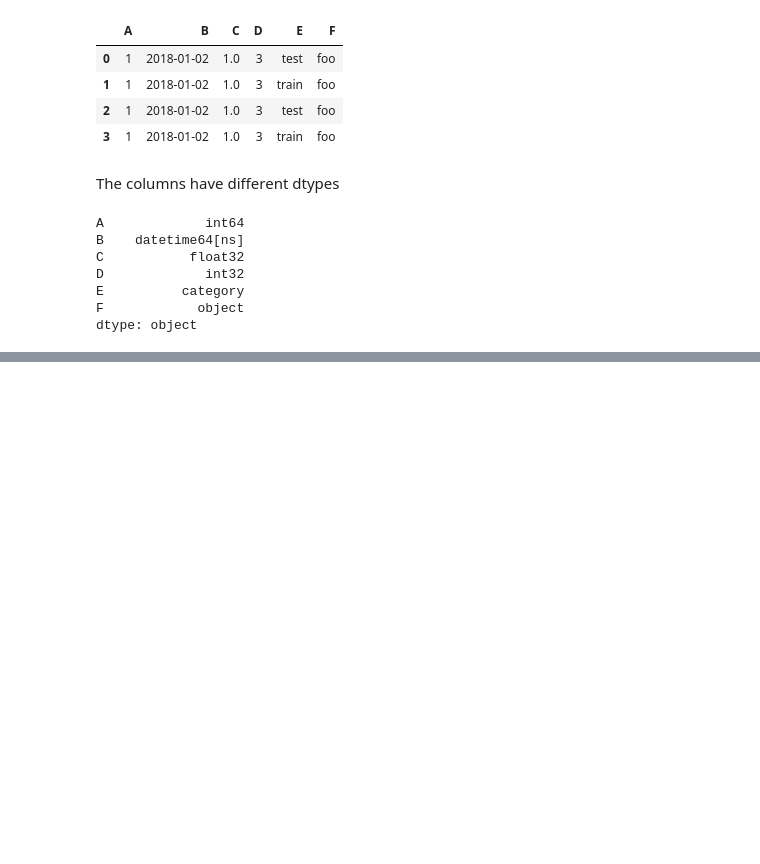
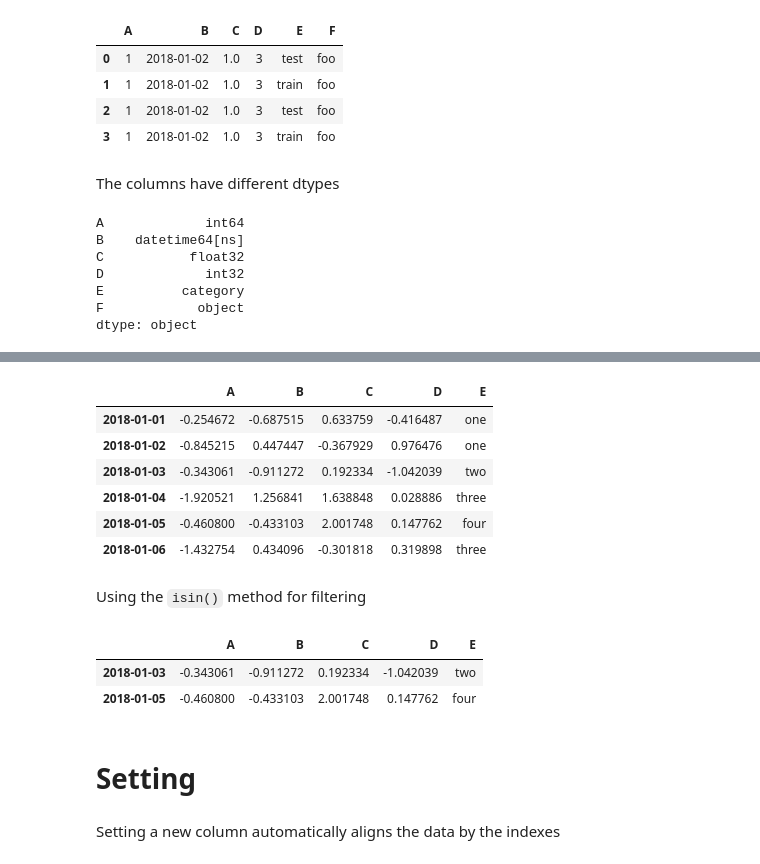
Before and after one commit to Guilehm/notebooks, a Jupyter notebook: basics_of_pandas.ipynb, the cells around one changed output, grey strips where cells are left out. Cells and saved outputs as stored; diff of their text form; code cells hidden in the pictures; blank space fills up the shorter version.

```diff
--- a/basics_of_pandas.ipynb
+++ b/basics_of_pandas.ipynb
@@ -73,0 +258,24 @@ dtype: object
+# %%
+df2 = df.copy()
+df2['E'] = 'one one two three four three'.split()
+df2
+# %% [output]
+|  | A | B | C | D | E |
+| 2018-01-01 | -0.254672 | -0.687515 | 0.633759 | -0.416487 | one |
+| 2018-01-02 | -0.845215 | 0.447447 | -0.367929 | 0.976476 | one |
+| 2018-01-03 | -0.343061 | -0.911272 | 0.192334 | -1.042039 | two |
+| 2018-01-04 | -1.920521 | 1.256841 | 1.638848 | 0.028886 | three |
+| 2018-01-05 | -0.460800 | -0.433103 | 2.001748 | 0.147762 | four |
+| 2018-01-06 | -1.432754 | 0.434096 | -0.301818 | 0.319898 | three |
+# %% [markdown]
+Using the `isin()` method for filtering
+# %%
+df2[df2['E'].isin(['two', 'four'])]
+# %% [output]
+|  | A | B | C | D | E |
+| 2018-01-03 | -0.343061 | -0.911272 | 0.192334 | -1.042039 | two |
+| 2018-01-05 | -0.460800 | -0.433103 | 2.001748 | 0.147762 | four |
+# %% [markdown]
+# Setting
+# %% [markdown]
+Setting a new column automatically aligns the data by the indexes
```
Also changed, not shown: parts of 40 cells of this notebook.
